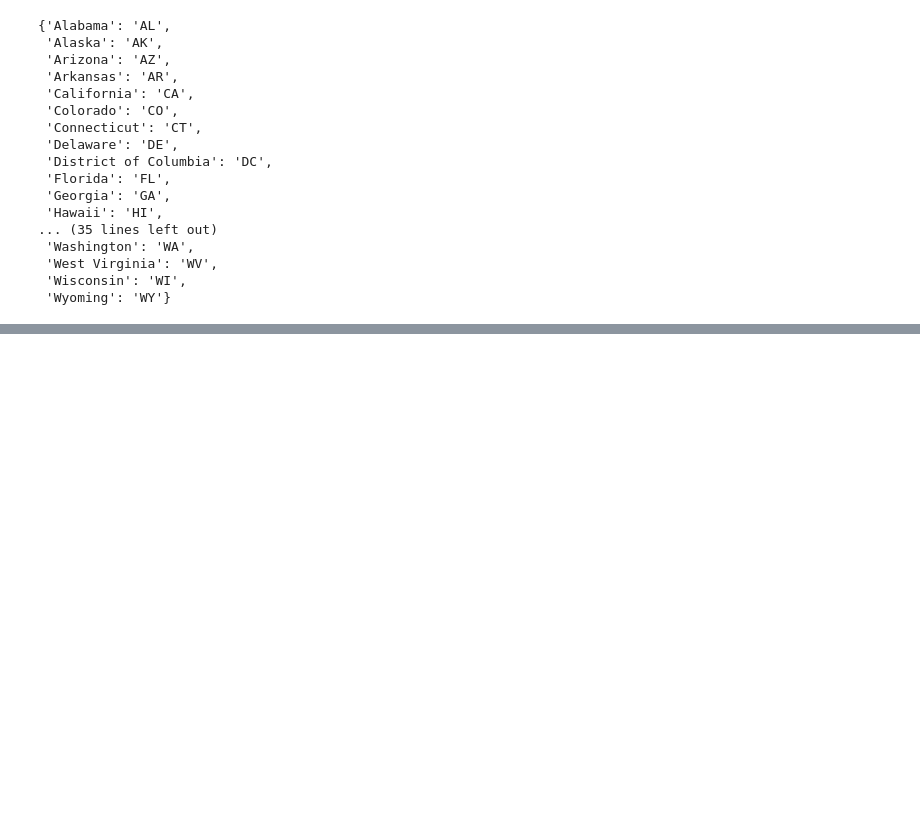
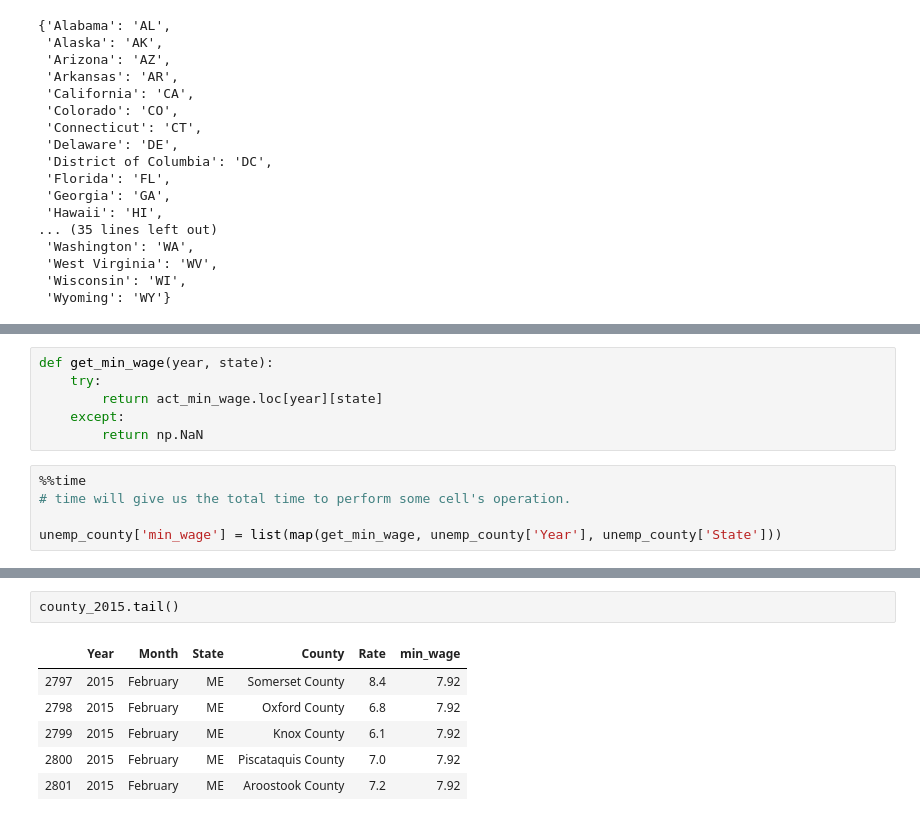
Before and after one commit to akifconc/dataProjects, a Jupyter notebook: minWageCorr.ipynb, the cells around one changed output, grey strips where cells are left out. Saved outputs shown, nothing was run; the diff lists cells and outputs as text; blank space fills up the shorter version.

```diff
--- a/minWageCorr.ipynb
+++ b/minWageCorr.ipynb
@@ -277,0 +289,11 @@ abbv_dict
+# %%
+def get_min_wage(year, state):
+    try:
+        return act_min_wage.loc[year][state]
+    except:
+        return np.NaN
+# %%
+%%time
+# time will give us the total time to perform some cell's operation.
+
+unemp_county['min_wage'] = list(map(get_min_wage, unemp_county['Year'], unemp_county['State']))
@@ -277,0 +339,9 @@ abbv_dict
+# %%
+county_2015.tail()
+# %% [output]
+|  | Year | Month | State | County | Rate | min_wage |
+| 2797 | 2015 | February | ME | Somerset County | 8.4 | 7.92 |
+| 2798 | 2015 | February | ME | Oxford County | 6.8 | 7.92 |
+| 2799 | 2015 | February | ME | Knox County | 6.1 | 7.92 |
+| 2800 | 2015 | February | ME | Piscataquis County | 7.0 | 7.92 |
+| 2801 | 2015 | February | ME | Aroostook County | 7.2 | 7.92 |
```
Also changed, not shown: parts of 15 cells of this notebook.
